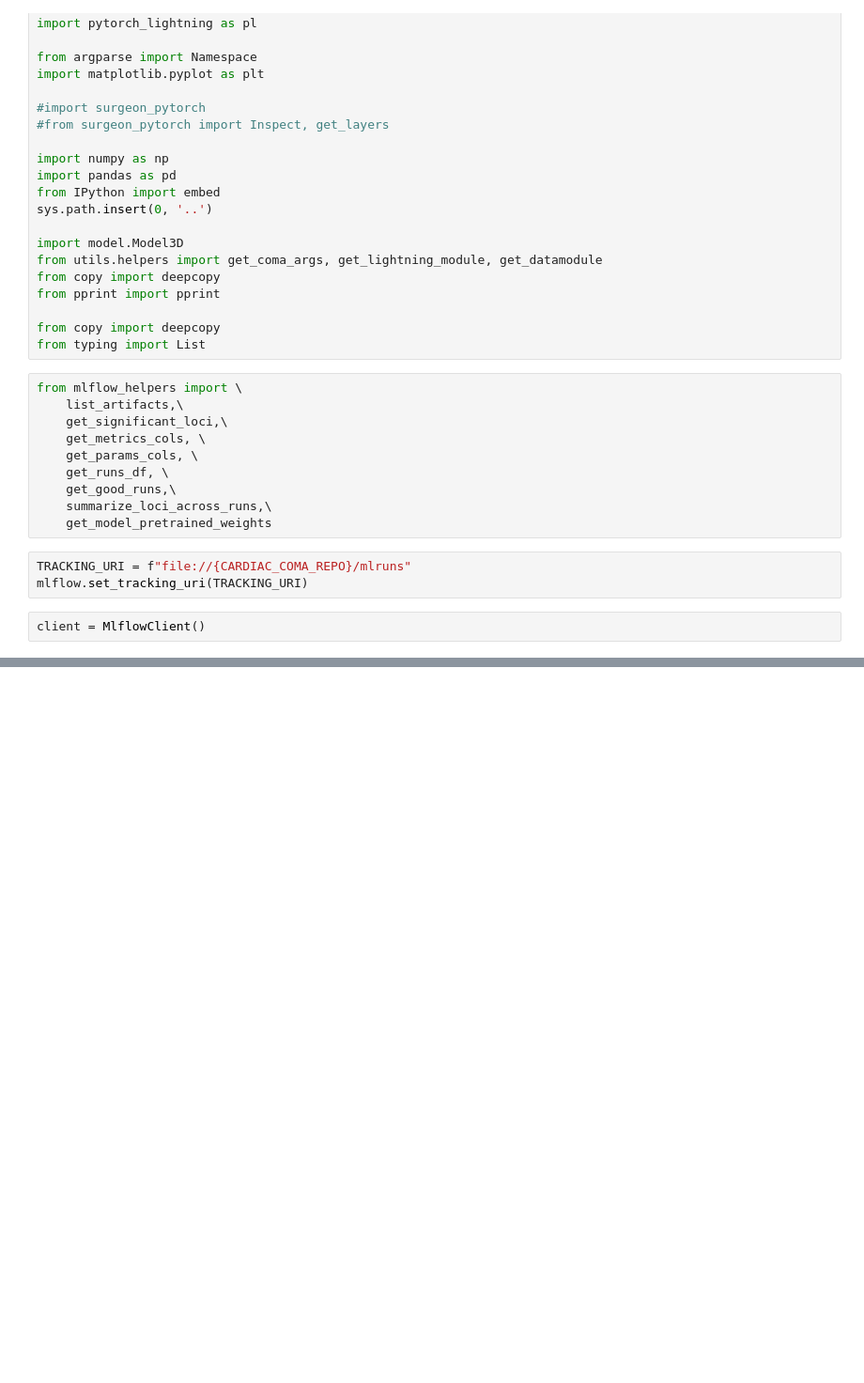
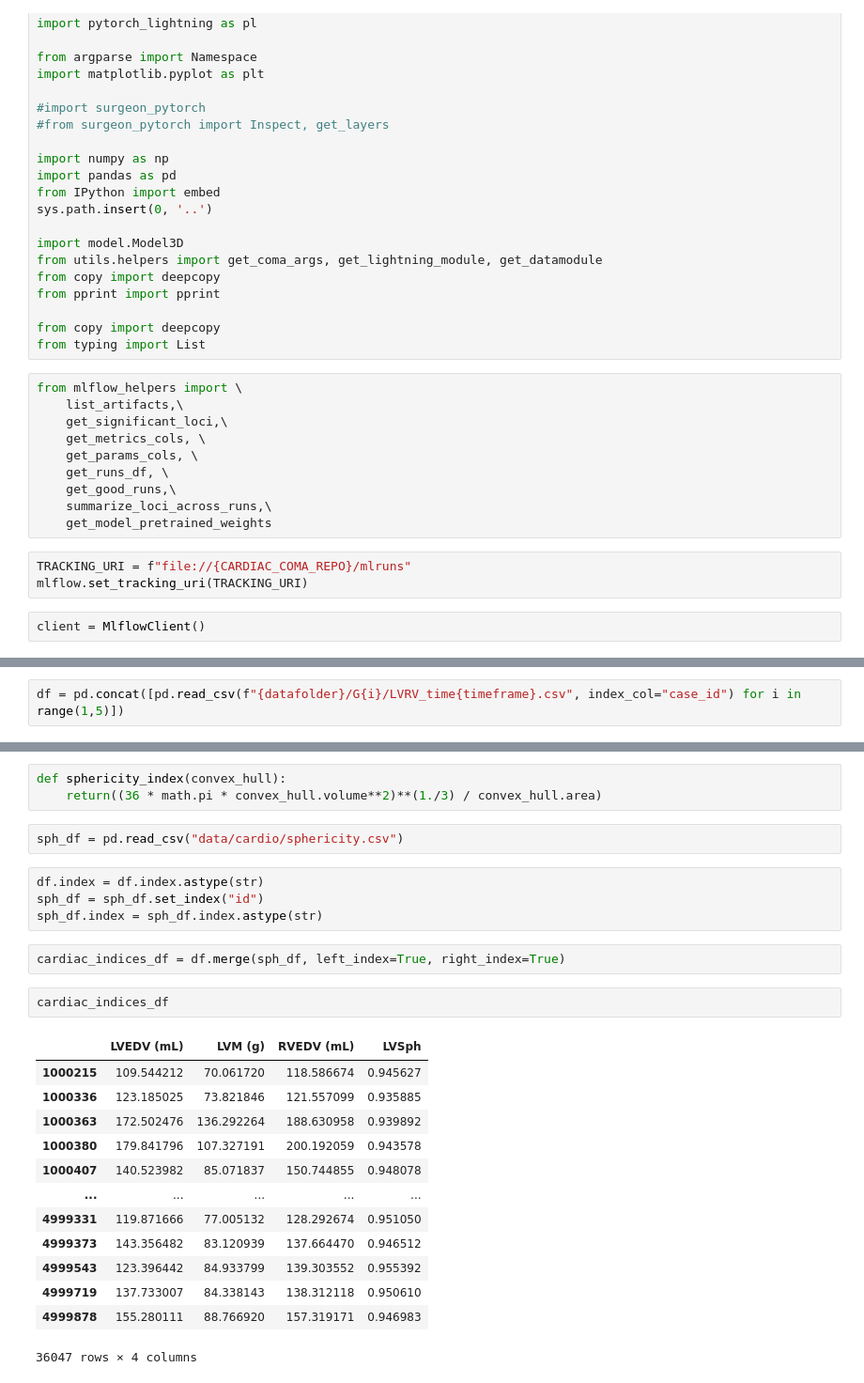
Before and after one commit to rbonazzola/CardiacCOMA, a Jupyter notebook: notebooks/analysis_cardiac_indices.ipynb, the cells around one changed output, grey strips where cells are left out. Shown: that part at 94% size. Cells and saved outputs as stored; diff of their text form; blank space fills up the shorter version.

Commit message:
Updates to notebooks to analyze cardiac indices

```diff
--- a/notebooks/analysis_cardiac_indices.ipynb
+++ b/notebooks/analysis_cardiac_indices.ipynb
@@ -53,0 +59,2 @@ client = MlflowClient()
+# %%
+df = pd.concat([pd.read_csv(f"{datafolder}/G{i}/LVRV_time{timeframe}.csv", index_col="case_id") for i in range(1,5)])
@@ -53,0 +121,27 @@ client = MlflowClient()
+# %%
+def sphericity_index(convex_hull):
+    return((36 * math.pi * convex_hull.volume**2)**(1./3) / convex_hull.area)
+# %%
+sph_df = pd.read_csv("data/cardio/sphericity.csv")
+# %%
+df.index = df.index.astype(str)
+sph_df = sph_df.set_index("id")
+sph_df.index = sph_df.index.astype(str)
+# %%
+cardiac_indices_df = df.merge(sph_df, left_index=True, right_index=True)
+# %%
+cardiac_indices_df
+# %% [output]
+|  | LVEDV (mL) | LVM (g) | RVEDV (mL) | LVSph |
+| 1000215 | 109.544212 | 70.061720 | 118.586674 | 0.945627 |
+| 1000336 | 123.185025 | 73.821846 | 121.557099 | 0.935885 |
+| 1000363 | 172.502476 | 136.292264 | 188.630958 | 0.939892 |
+| 1000380 | 179.841796 | 107.327191 | 200.192059 | 0.943578 |
+| 1000407 | 140.523982 | 85.071837 | 150.744855 | 0.948078 |
+| ... | ... | ... | ... | ... |
+| 4999331 | 119.871666 | 77.005132 | 128.292674 | 0.951050 |
+| 4999373 | 143.356482 | 83.120939 | 137.664470 | 0.946512 |
+| 4999543 | 123.396442 | 84.933799 | 139.303552 | 0.955392 |
+| 4999719 | 137.733007 | 84.338143 | 138.312118 | 0.950610 |
+| 4999878 | 155.280111 | 88.766920 | 157.319171 | 0.946983 |
+36047 rows × 4 columns
```
Also changed, not shown: parts of 12 cells of this notebook, 1 other file.
